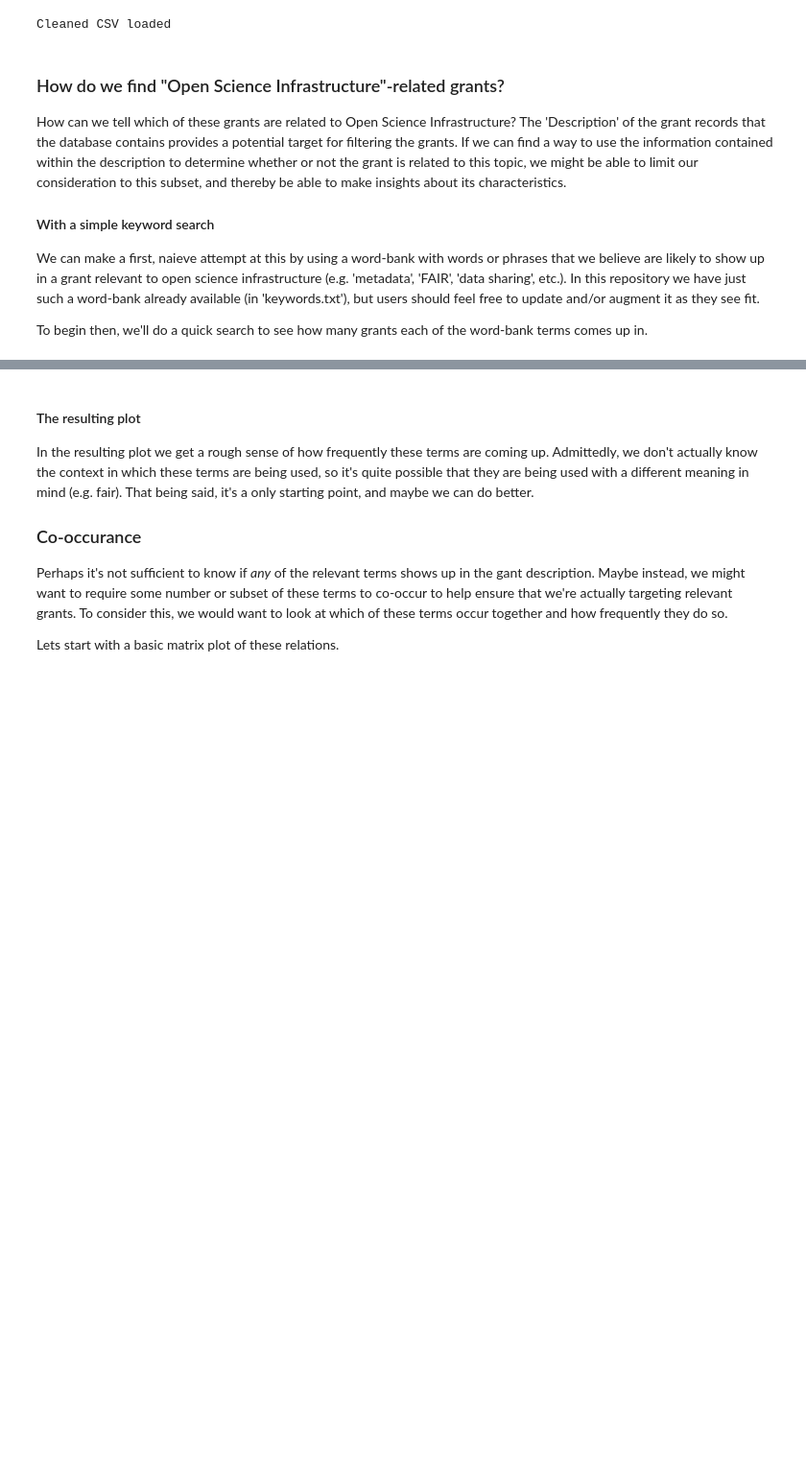
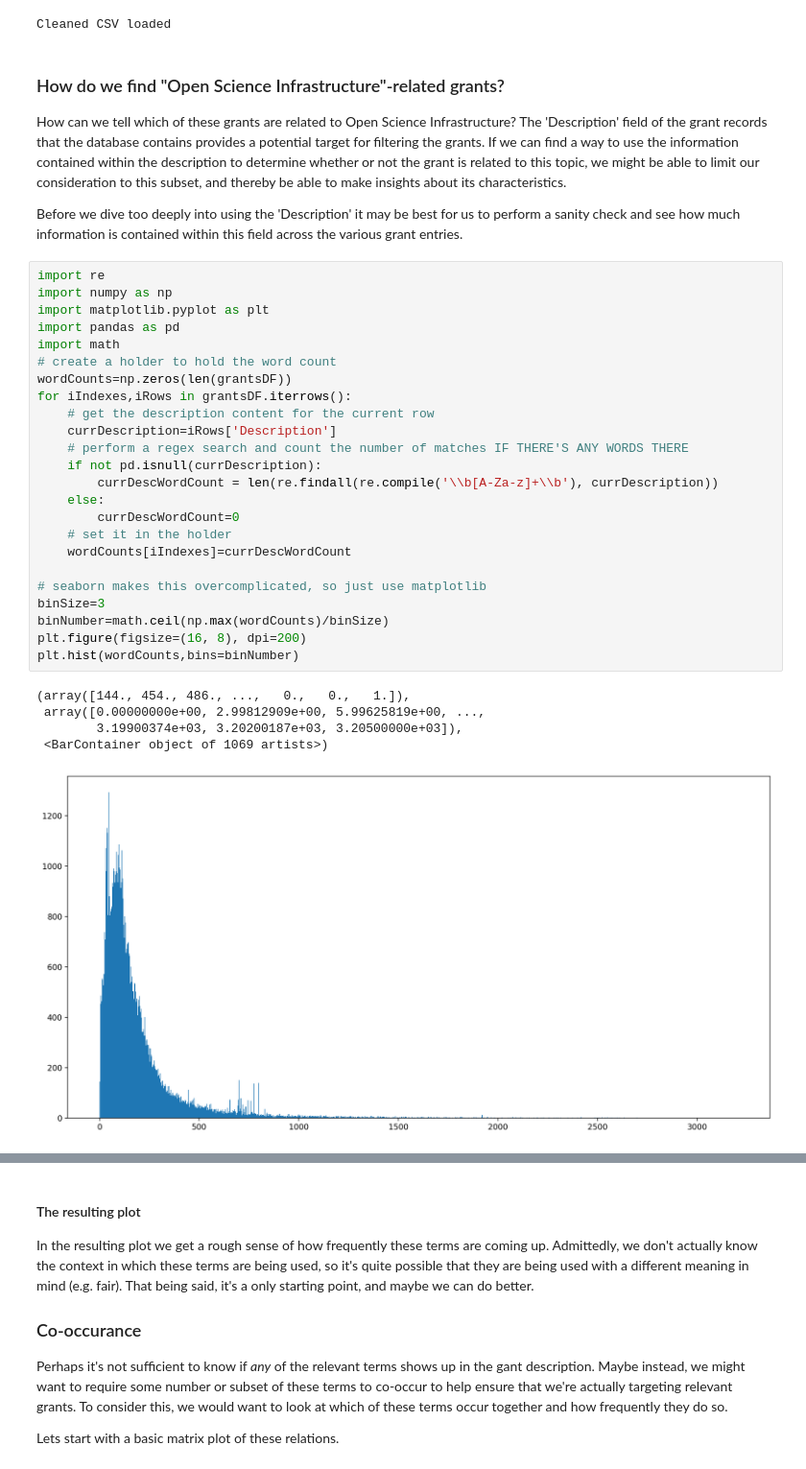
Before and after one commit to DanNBullock/USG_grants_crawl, a Jupyter notebook: GrantsDotGov_Open_Science_Overview.ipynb, the cells around one changed output, grey strips where cells are left out. Shown: that part at 96% size. Cells and saved outputs as stored; diff of their text form; blank space fills up the shorter version.

```diff
--- a/GrantsDotGov_Open_Science_Overview.ipynb
+++ b/GrantsDotGov_Open_Science_Overview.ipynb
@@ -71,10 +71,36 @@ Cleaned CSV loaded
 # %% [markdown]
 ### How do we find "Open Science Infrastructure"-related grants?
 
-How can we tell which of these grants are related to Open Science Infrastructure?  The 'Description' of the grant records that the database contains provides a potential target for filtering the grants.  If we can find a way to use the information contained within the description to determine whether or not the grant is related to this topic, we might be able to limit our consideration to this subset, and thereby be able to make insights about its characteristics.
+How can we tell which of these grants are related to Open Science Infrastructure?  The 'Description' field of the grant records that the database contains provides a potential target for filtering the grants.  If we can find a way to use the information contained within the description to determine whether or not the grant is related to this topic, we might be able to limit our consideration to this subset, and thereby be able to make insights about its characteristics.
 
-#### With a simple keyword search
-
-We can make a first, naieve attempt at this by using a word-bank with words or phrases that we believe are likely to show up in a grant relevant to open science infrastructure (e.g. 'metadata', 'FAIR', 'data sharing', etc.).  In this repository we have just such a word-bank already available (in 'keywords.txt'), but users should feel free to update and/or augment it as they see fit.
-
-To begin then, we'll do a quick search to see how many grants each of the word-bank terms comes up in.
+Before we dive too deeply into using the 'Description' it may be best for us to perform a sanity check and see how much information is contained within this field across the various grant entries.
+# %%
+import re
+import numpy as np
+import matplotlib.pyplot as plt
+import pandas as pd
+import math
+# create a holder to hold the word count
+wordCounts=np.zeros(len(grantsDF))
+for iIndexes,iRows in grantsDF.iterrows():
+    # get the description content for the current row
+    currDescription=iRows['Description']
+    # perform a regex search and count the number of matches IF THERE'S ANY WORDS THERE
+    if not pd.isnull(currDescription):
+        currDescWordCount = len(re.findall(re.compile('\\b[A-Za-z]+\\b'), currDescription))
+    else:
+        currDescWordCount=0
+    # set it in the holder
+    wordCounts[iIndexes]=currDescWordCount
+
+# seaborn makes this overcomplicated, so just use matplotlib
+binSize=3
+binNumber=math.ceil(np.max(wordCounts)/binSize)
+plt.figure(figsize=(16, 8), dpi=200)
+plt.hist(wordCounts,bins=binNumber)
+# %% [output]
+(array([144., 454., 486., ...,   0.,   0.,   1.]),
+ array([0.00000000e+00, 2.99812909e+00, 5.99625819e+00, ...,
+        3.19900374e+03, 3.20200187e+03, 3.20500000e+03]),
+ <BarContainer object of 1069 artists>)
+[figure, added]
```
Also changed, not shown: parts of 3 cells of this notebook, 3 other files.
